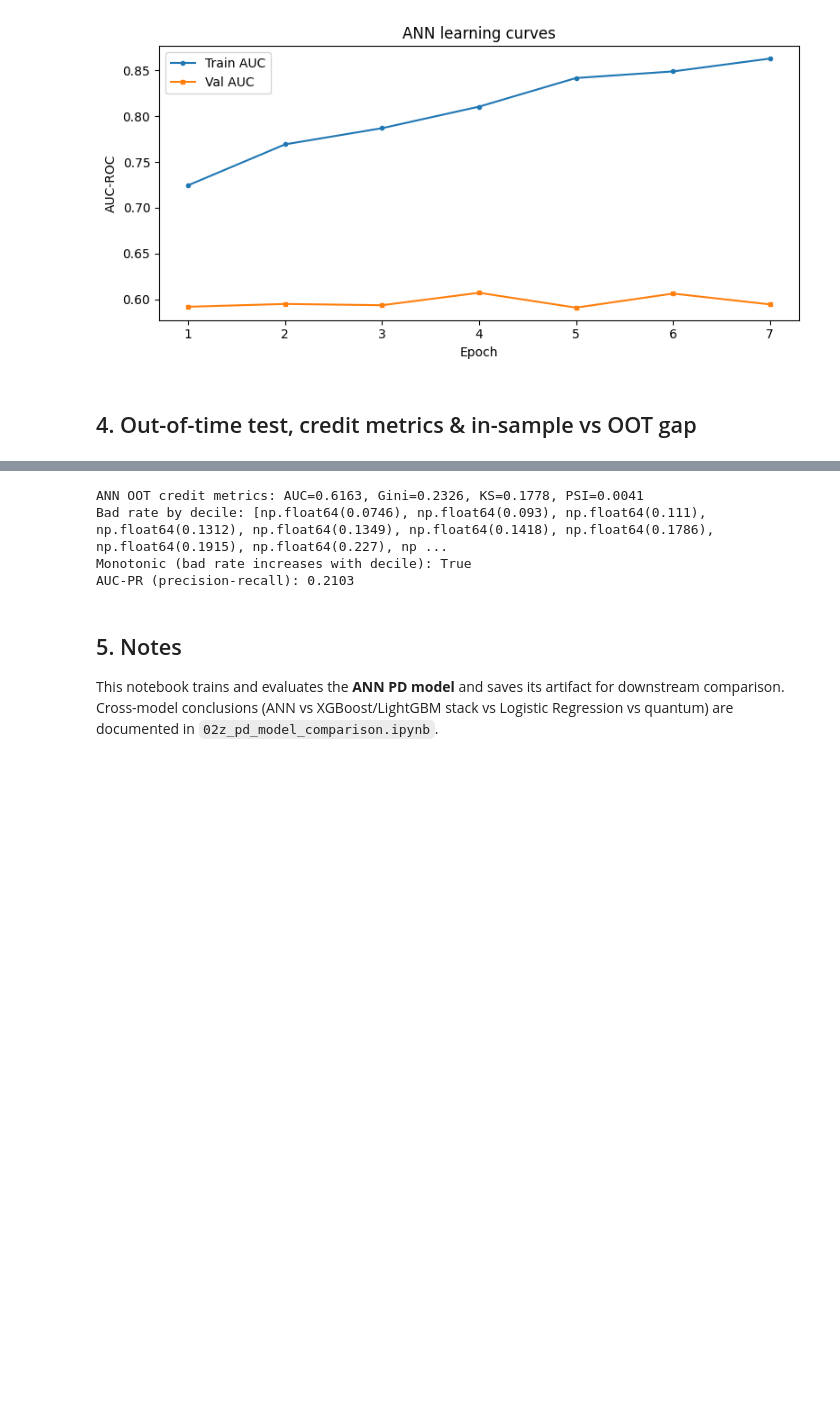
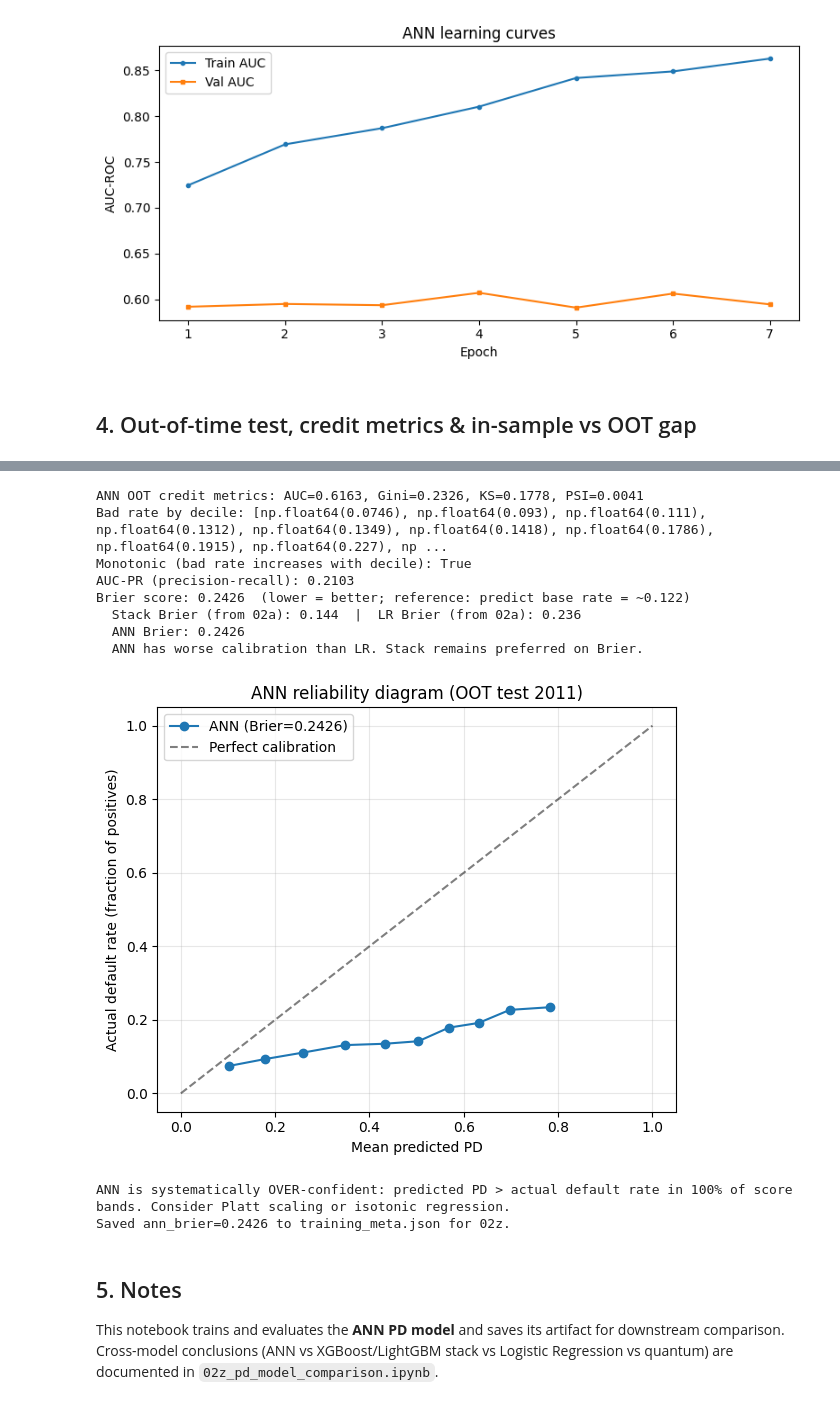
Before and after one commit to leemingloon/ocr-agentic-rag, a Jupyter notebook: notebooks/02b_pd_ann_training.ipynb, the cells around one changed output, grey strips where cells are left out. Drawn from its saved outputs; the diff is of its cells as text; code cells hidden in the pictures; blank space fills up the shorter version.

```diff
--- a/notebooks/02b_pd_ann_training.ipynb
+++ b/notebooks/02b_pd_ann_training.ipynb
@@ -286,11 +286,71 @@ if ann_psi > 0.25:
 from sklearn.metrics import average_precision_score
 ann_auc_pr = average_precision_score(y_test, p_test_ann)
 print(f"AUC-PR (precision-recall): {ann_auc_pr:.4f}")
+
+from sklearn.metrics import brier_score_loss
+
+ann_brier = brier_score_loss(y_test, p_test_ann)
+print(f"Brier score: {ann_brier:.4f}  (lower = better; reference: predict base rate = ~0.122)")
+print(f"  Stack Brier (from 02a): 0.144  |  LR Brier (from 02a): 0.236")
+print(f"  ANN Brier: {ann_brier:.4f}")
+if ann_brier < 0.144:
+    print("  ANN is better calibrated than the stack on this run.")
+elif ann_brier < 0.236:
+    print("  ANN is between stack and LR in calibration quality.")
+else:
+    print("  ANN has worse calibration than LR. Stack remains preferred on Brier.")
 # %% [output]
 ANN OOT credit metrics: AUC=0.6163, Gini=0.2326, KS=0.1778, PSI=0.0041
 Bad rate by decile: [np.float64(0.0746), np.float64(0.093), np.float64(0.111), np.float64(0.1312), np.float64(0.1349), np.float64(0.1418), np.float64(0.1786), np.float64(0.1915), np.float64(0.227), np ...
 Monotonic (bad rate increases with decile): True
 AUC-PR (precision-recall): 0.2103
+Brier score: 0.2426  (lower = better; reference: predict base rate = ~0.122)
+  Stack Brier (from 02a): 0.144  |  LR Brier (from 02a): 0.236
+  ANN Brier: 0.2426
+  ANN has worse calibration than LR. Stack remains preferred on Brier.
+# %%
+# ── ANN calibration: reliability diagram ─────────────────────────────────────
+import json
+from sklearn.calibration import calibration_curve
+import matplotlib.pyplot as plt
+
+fig, ax = plt.subplots(figsize=(6, 5))
+frac_pos, mean_pred = calibration_curve(y_test, p_test_ann, n_bins=10, strategy="quantile")
+ax.plot(mean_pred, frac_pos, marker="o", label=f"ANN (Brier={ann_brier:.4f})")
+ax.plot([0, 1], [0, 1], "k--", alpha=0.5, label="Perfect calibration")
+ax.set_xlabel("Mean predicted PD")
+ax.set_ylabel("Actual default rate (fraction of positives)")
+ax.set_title("ANN reliability diagram (OOT test 2011)")
+ax.legend()
+ax.grid(True, alpha=0.3)
+plt.tight_layout()
+plt.show()
+
+_over = (mean_pred > frac_pos).mean()
+if _over > 0.7:
+    print(f"ANN is systematically OVER-confident: predicted PD > actual default rate "
+          f"in {_over:.0%} of score bands. Consider Platt scaling or isotonic regression.")
+elif _over < 0.3:
+    print(f"ANN is systematically UNDER-confident: predicted PD < actual default rate "
+          f"in {1-_over:.0%} of score bands.")
+else:
+    print("ANN calibration is broadly balanced (neither systematically over- nor under-confident).")
+
+_meta_path = ROOT / "models" / "pd" / "training_meta.json"
+_tm = {}
+if _meta_path.exists():
+    with open(_meta_path, encoding="utf-8") as _f:
+        _tm = json.load(_f)
+_tm["ann_brier"] = float(ann_brier)
+_tm["ann_oot_auc"] = float(ann_test_auc)
+_tm["ann_oot_ks"] = float(ann_test_ks)
+with open(_meta_path, "w", encoding="utf-8") as _f:
+    json.dump(_tm, _f, indent=2)
+print(f"Saved ann_brier={ann_brier:.4f} to training_meta.json for 02z.")
+# %% [output]
+[figure, added]
+ANN is systematically OVER-confident: predicted PD > actual default rate in 100% of score bands. Consider Platt scaling or isotonic regression.
+Saved ann_brier=0.2426 to training_meta.json for 02z.
 # %% [markdown]
 ## 5. Notes
 
```
Also changed, not shown: parts of 3 cells of this notebook, 34 other files.
